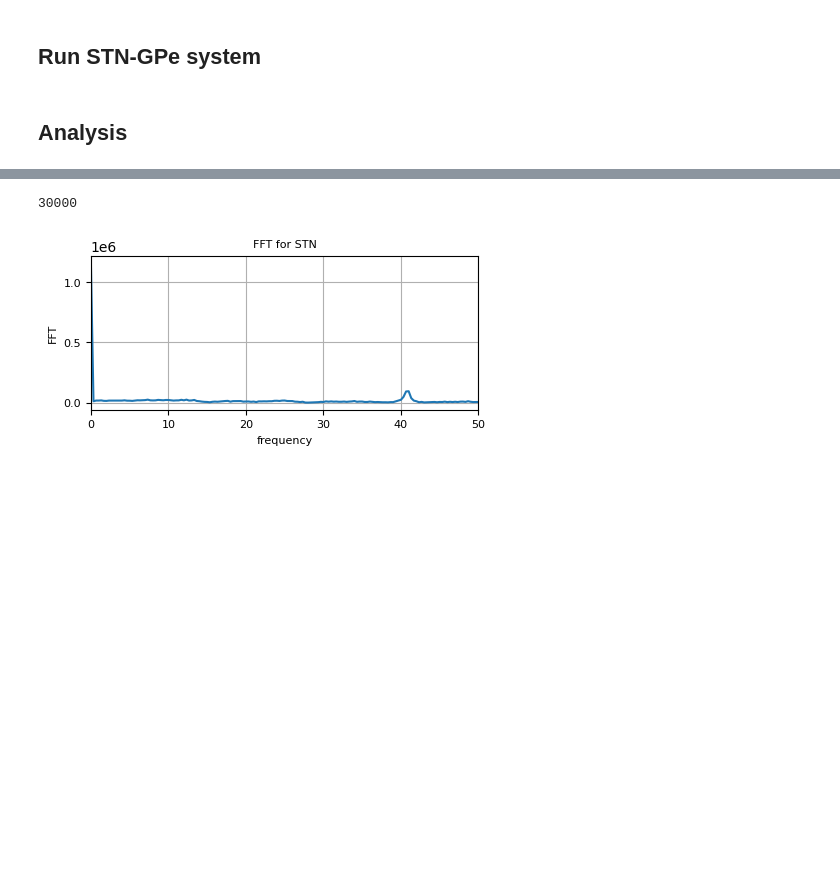
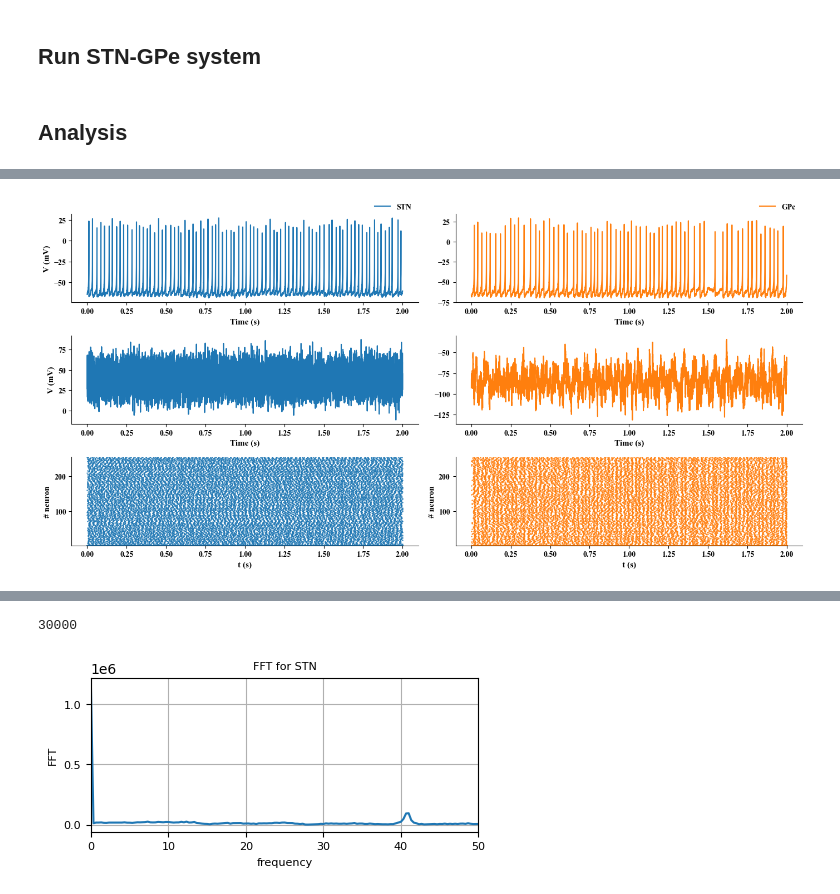
Before and after one commit to CharithaPalika/RotationalDeepBrainStimulation, a Jupyter notebook: simulations/stn_gpe_system/Run_STN_GPe.ipynb, the cells around one changed output, grey strips where cells are left out. Drawn from its saved outputs; the diff is of its cells as text; code cells hidden in the pictures; blank space fills up the shorter version.

```diff
--- a/simulations/stn_gpe_system/Run_STN_GPe.ipynb
+++ b/simulations/stn_gpe_system/Run_STN_GPe.ipynb
@@ -128,3 +135,75 @@ plt.show()
+# %%
+# ...existing code...
+
+fig, axs = plt.subplots(3, 2, figsize=(14, 7), facecolor='white')
+fig.patch.set_visible(True)
+fig.patch.set_facecolor('white')
+fig.patch.set_edgecolor('white')
+fig.patch.set_linewidth(0)
+fig.subplots_adjust(wspace=0.3, left=0.06, right=0.98, top=0.92, bottom=0.12)
+
+# STN voltage
+axs[0, 0].plot(t_chunk, v_stn_sel, color="tab:blue")
+axs[0, 0].set_xlabel("Time (s)")
+axs[0, 0].set_ylabel("V (mV)")
+axs[0, 0].legend(["STN"], loc="upper right", frameon=False, bbox_to_anchor=(1.0, 1.2))
+
+# GPe voltage
+axs[0, 1].plot(t_chunk, v_gpe_sel, color="tab:orange")
+axs[0, 1].set_xlabel("Time (s)")
+axs[0, 1].legend(["GPe"], loc="upper right", frameon=False, bbox_to_anchor=(1.0, 1.2))
+
+# STN LFP
+axs[1, 0].plot(t_chunk, lfp_stn[30000:50000], color="tab:blue")
+axs[1, 0].set_xlabel("Time (s)")
+axs[1, 0].set_ylabel("V (mV)")
+
+# GPe LFP
+axs[1, 1].plot(t_chunk, lfp_gpe[30000:50000], color="tab:orange")
+axs[1, 1].set_xlabel("Time (s)")
+
+# Raster scan STN
+spike_array_stn = np.array(spike_monitor_stn[30000:50000])
+num_neurons_stn = spike_array_stn.shape[1]
+time_steps_stn = spike_array_stn.shape[0]
+t_raster = np.linspace(0, time_steps_stn * h / 1000, time_steps_stn)
+for n in range(num_neurons_stn):
+    axs[2, 0].scatter(t_raster, (n + 1) * spike_array_stn[:, n], color='tab:blue', s=0.5)
+axs[2, 0].set_ylim(0.5, num_neurons_stn + 0.5)
+axs[2, 0].set_xlabel("t (s)")
+axs[2, 0].set_ylabel("# neuron")
+# axs[2, 0].set_title("STN Raster Scan")
+
+# Raster scan GPe
+spike_array_gpe = np.array(spike_monitor_gpe[30000:50000])
+num_neurons_gpe = spike_array_gpe.shape[1]
+time_steps_gpe = spike_array_gpe.shape[0]
+t_raster_gpe = np.linspace(0, time_steps_gpe * h / 1000, time_steps_gpe)
+for n in range(num_neurons_gpe):
+    axs[2, 1].scatter(t_raster_gpe, (n + 1) * spike_array_gpe[:, n], color='tab:orange', s=0.5)
+axs[2, 1].set_ylim(0.5, num_neurons_gpe + 0.5)
+axs[2, 1].set_xlabel("t (s)")
+axs[2, 1].set_ylabel("# neuron")
+# axs[2, 1].set_title("GPe Raster Scan")
+
+# Style axes
+for ax in axs.flat:
+    ax.set_facecolor('white')
+    ax.spines['top'].set_visible(False)
+    ax.spines['right'].set_visible(False)
+    ax.spines['left'].set_visible(True)
+    ax.spines['bottom'].set_visible(True)
+    for spine in ['left', 'bottom']:
+        ax.spines[spine].set_linewidth(0.8)
+        ax.spines[spine].set_color('black')
+    ax.xaxis.set_ticks_position('bottom')
+    ax.yaxis.set_ticks_position('left')
+
+plt.tight_layout()
+plt.show()
+# ...existing code...
+# %% [output]
+[figure, added]
 # %%
 # LFP of neuronal population
 plt.figure(figsize=(15,4))
```
Also changed, not shown: parts of 6 cells of this notebook.
